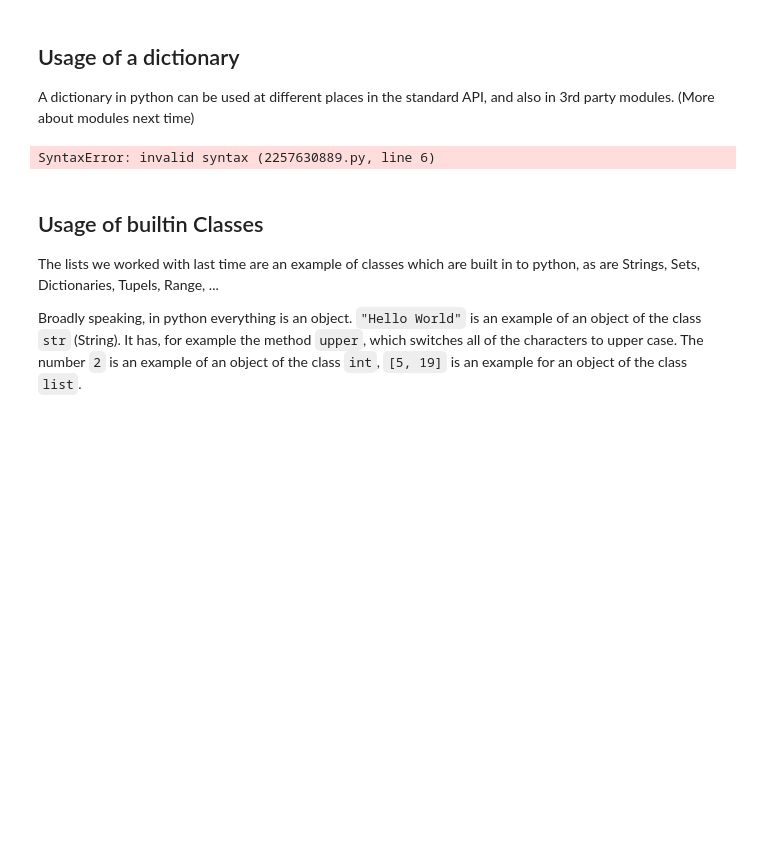
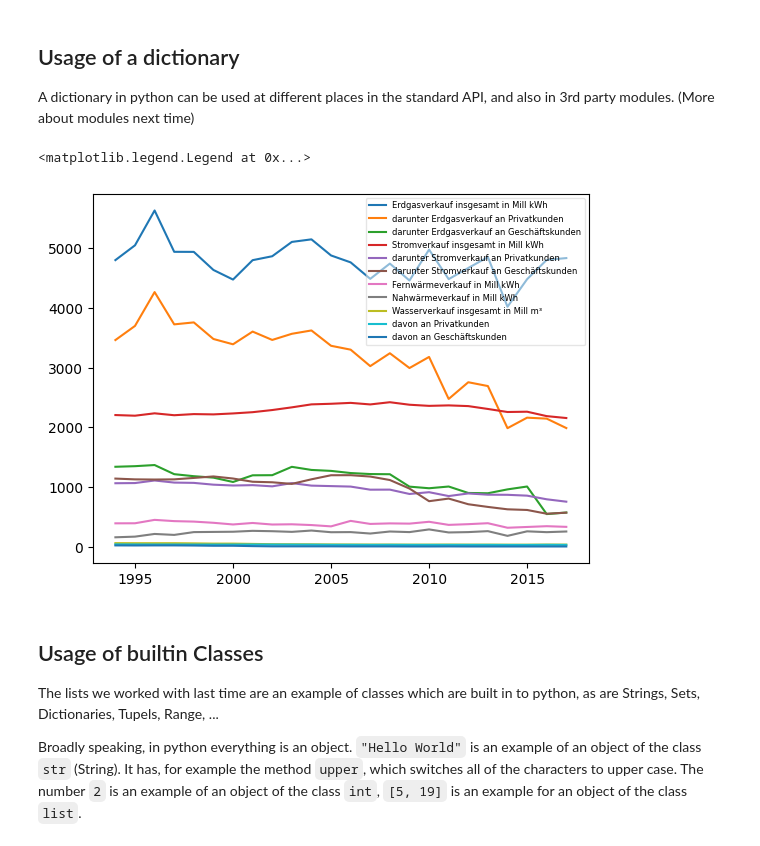
Before and after one commit to OliverDenzelHFU/Programming, a Jupyter notebook: 7-Objects/NoObjects.ipynb, the cells around one changed output. Cells and saved outputs as stored; diff of their text form; code cells hidden in the pictures; blank space fills up the shorter version.

```diff
--- a/7-Objects/NoObjects.ipynb
+++ b/7-Objects/NoObjects.ipynb
@@ -42,12 +66,13 @@ A dictionary in python can be used at different places in the standard API, and
 # %%
 # Skip the first column, those are the years.
 for y in range(1, len(headers)):
     #only show the first 10 characters in the label
-    plt.plot(data["Jahr"],data[headers[y]], label=headers[y][:10])
+    plt.plot(data["Jahr"],data[headers[y]], label=headers[y])
 #show labels together with the corresponding colors
-plt.legend(fontsize=small)
+plt.legend(fontsize=6, framealpha=0.5)
 # %% [output]
-SyntaxError: invalid syntax (2257630889.py, line 6)
+<matplotlib.legend.Legend at 0x...>
+[figure, added]
 # %% [markdown]
 ## Usage of builtin Classes
 The lists we worked with last time are an example of classes which are built in to python, as are Strings, Sets, Dictionaries, Tupels, Range, ...
```
Also changed, not shown: parts of 5 cells of this notebook.
